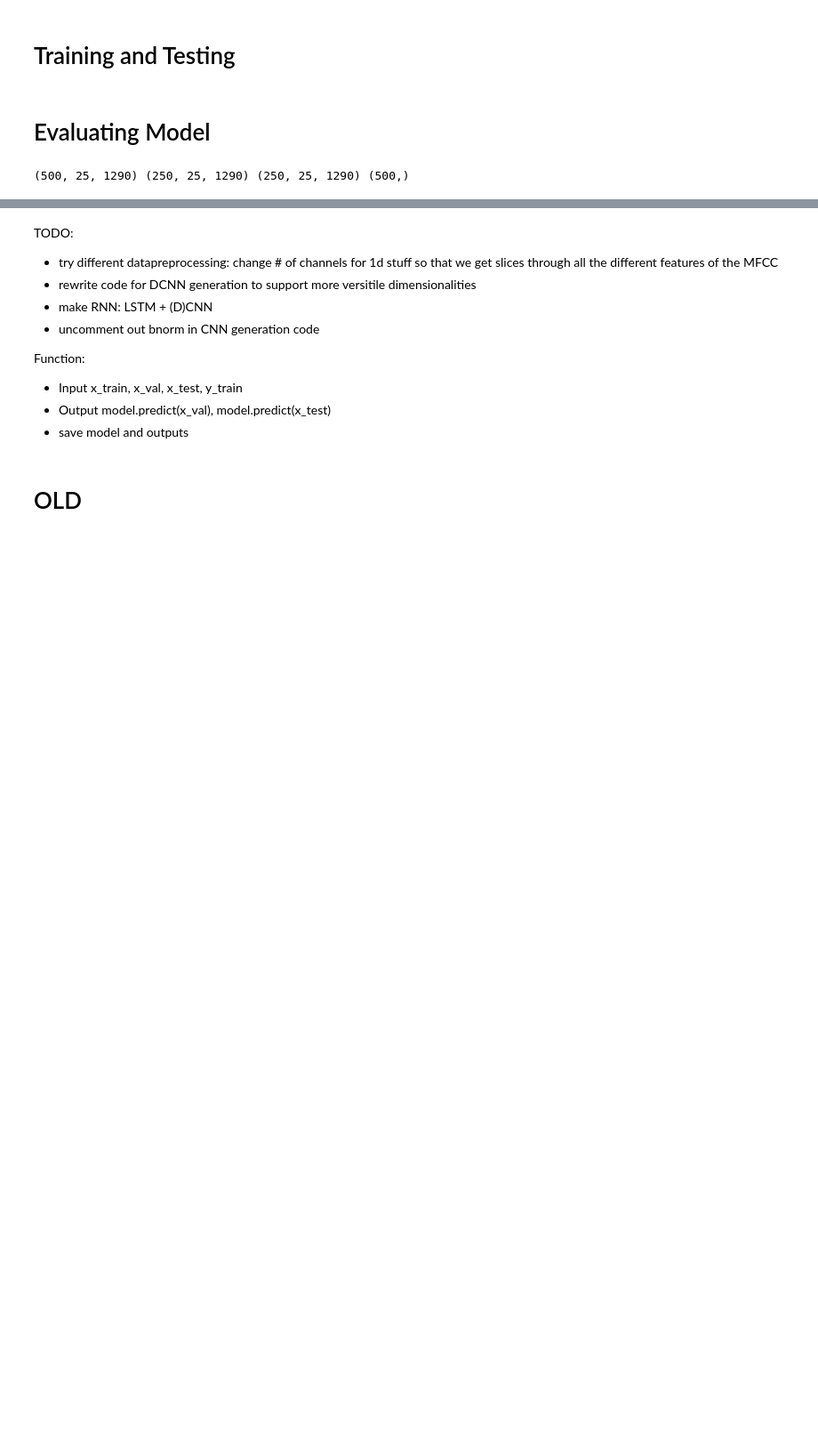
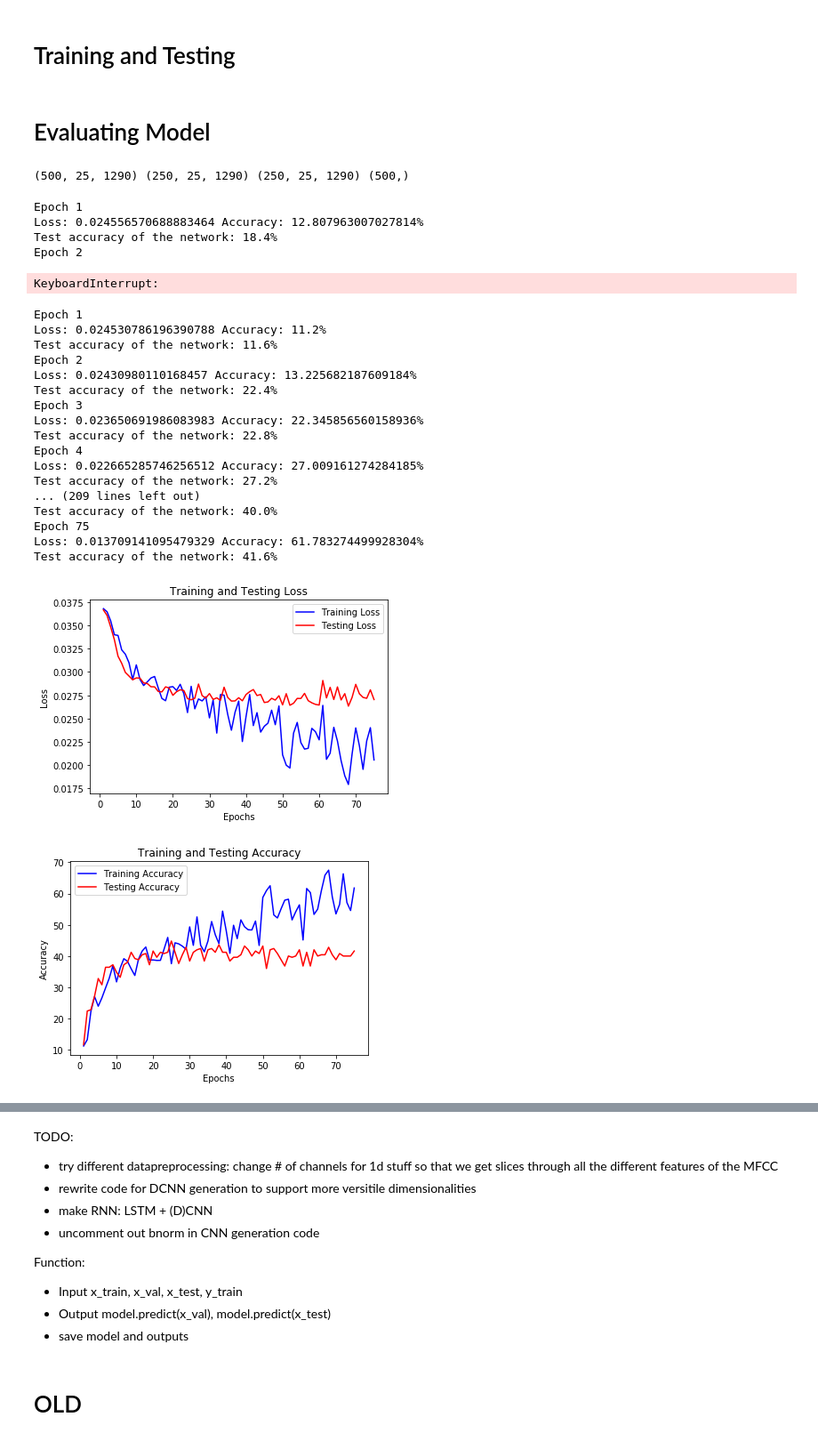
Before and after one commit to brendanyap/Genre-Classification, a Jupyter notebook: Tong_notebook.ipynb, the cells around one changed output, grey strips where cells are left out. Shown at 89% size. Saved outputs shown, nothing was run; the diff lists cells and outputs as text; code cells hidden in the pictures; blank space fills up the shorter version.

```diff
--- a/Tong_notebook.ipynb
+++ b/Tong_notebook.ipynb
@@ -811,38 +937,0 @@ def test_fr(params, x_train, y_train, x_test, y_test):
-# %%
-def nn_test_architecture(net_class, params, x_train, y_train, x_test, y_test):
-    # net_class = CNN_RNN or FC_RNN
-
-    # handling data; creating torch datasets and torch dataloaders
-
-    trainset = GenreDataset(x_train, y_train)
-    testset = GenreDataset(x_test, y_test)
-
-    trainloader = data.DataLoader(trainset, batch_size = 64, shuffle = True)
-    testloader = data.DataLoader(testset, batch_size = 64, shuffle = False)
-
-    # constructing net and surrounding items
-
-    params['audio_in_features'] = x_train.shape[1]
-
-    net = net_class(params)
-    net.float()
-    clipper = WeightClipper()
-    net.apply(clipper)
-    crit = nn.CrossEntropyLoss()
-    opt = torch.optim.Adam(net.parameters(), lr=params['lr'], weight_decay = params['weight_decay'])
-    num_epochs = params['epochs']
-    silence = params['silence']
-
-    train_losses, train_accs, test_losses, test_accs = train(num_epochs, net, crit, opt, trainloader, silence = silence)
-
-    # displaying learning curve
-
-    if not silence:
-        plot_learning_curve(train_losses, train_accs, test_losses, test_accs)
-
-    # generating outputs
-
-    val_predictions = predictions(net, valloader)
-    test_predictions = predictions(net, testloader)
-
-    return val_predictions, test_predictions, net # in case we want to save the net
@@ -854,3 +938,37 @@ def nn_test_architecture(net_class, params, x_train, y_train, x_test, y_test):
+# %%
+mixup_val_losses, mixup_val_accs = nn_test_architecture(FC_RNN, FC_RNN_PARAMS_1, True, X_train, Y_train, X_val, Y_val)
+print("")
+print("Mixup Validation Final Loss: " + str(mixup_val_losses[-1]))
+# %% [output]
+Epoch 1
+Loss: 0.024556570688883464 Accuracy: 12.807963007027814%
+Test accuracy of the network: 18.4%
+Epoch 2
+KeyboardInterrupt:
+# %%
+mixup_test_losses, mixup_test_accs = nn_test_architecture(FC_RNN, FC_RNN_PARAMS_1, True, X_train, Y_train, X_test, Y_test)
+print("")
+print("Mixup Test Final Loss: " + str(mixup_test_losses[-1]))
+# %% [output]
+Epoch 1
+Loss: 0.024530786196390788 Accuracy: 11.2%
+Test accuracy of the network: 11.6%
+Epoch 2
+Loss: 0.02430980110168457 Accuracy: 13.225682187609184%
+Test accuracy of the network: 22.4%
+Epoch 3
+Loss: 0.023650691986083983 Accuracy: 22.345856560158936%
+Test accuracy of the network: 22.8%
+Epoch 4
+Loss: 0.022665285746256512 Accuracy: 27.009161274284185%
+Test accuracy of the network: 27.2%
+... (209 lines left out)
+Test accuracy of the network: 40.0%
+Epoch 75
+Loss: 0.013709141095479329 Accuracy: 61.783274499928304%
+Test accuracy of the network: 41.6%
+[figure, added]
+[figure, added]
 # %%
 def predictions(net, loader):
     # return numpy array of model's predictions
```
Also changed, not shown: parts of 21 cells of this notebook, 33 other files.
